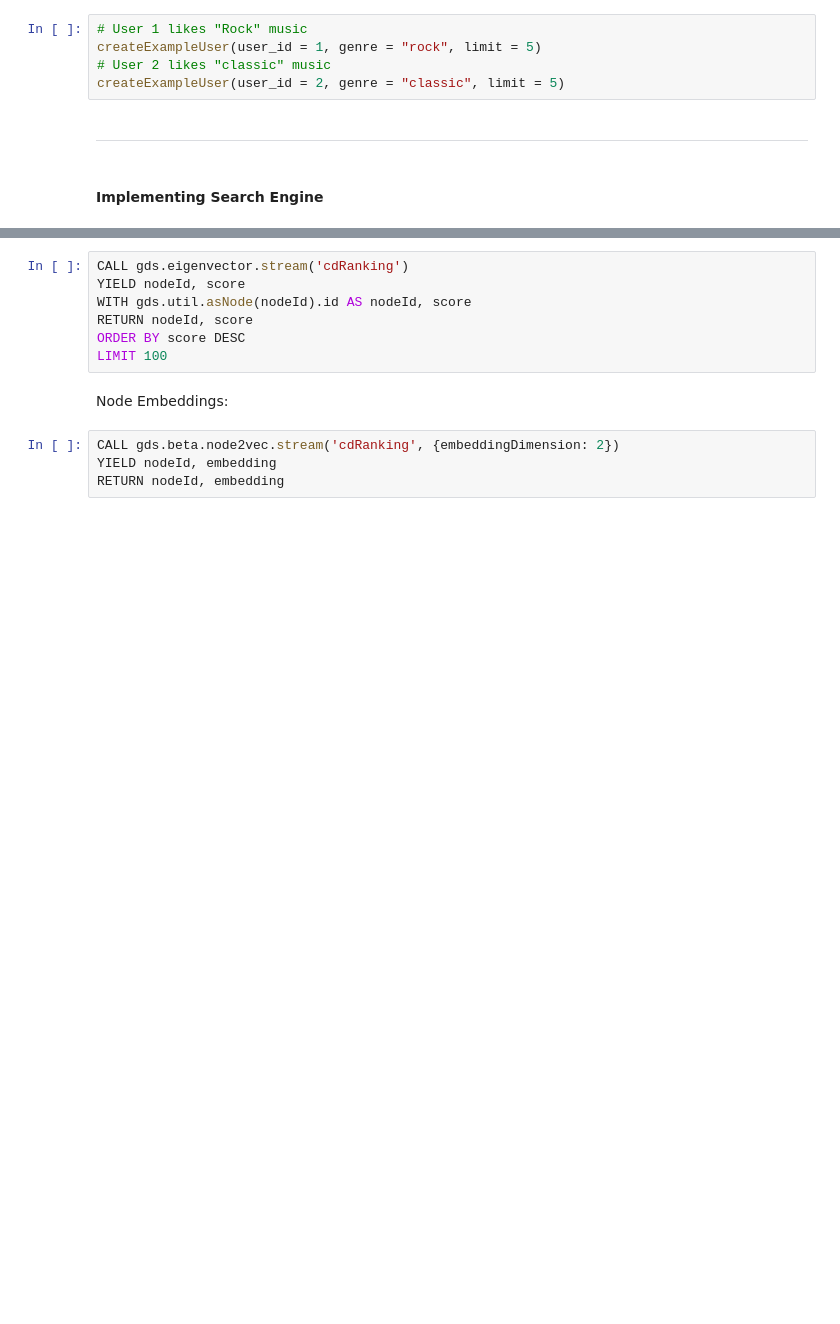
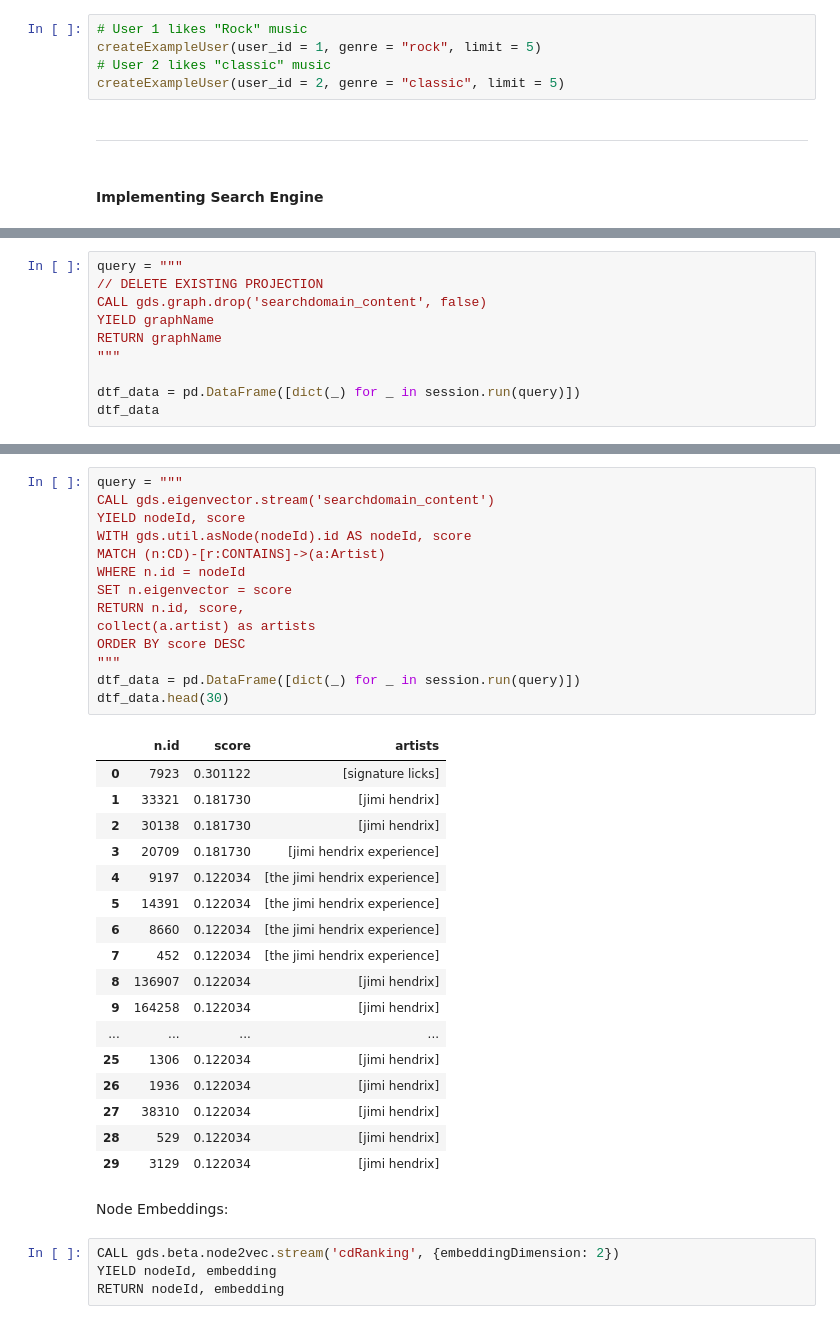
Before and after one commit to julianschelb/gdma-project, a Jupyter notebook: 04_Searching_and_Ranking.ipynb, the cells around one changed output, grey strips where cells are left out. Cells and saved outputs as stored; diff of their text form; blank space fills up the shorter version.

```diff
--- a/04_Searching_and_Ranking.ipynb
+++ b/04_Searching_and_Ranking.ipynb
@@ -312,0 +318,10 @@ YIELD
+# %%
+query = """
+// DELETE EXISTING PROJECTION
+CALL gds.graph.drop('searchdomain_content', false)
+YIELD graphName
+RETURN graphName
+"""
+
+dtf_data = pd.DataFrame([dict(_) for _ in session.run(query)])
+dtf_data
@@ -313,10 +382,35 @@ YIELD
 # %%
-CALL gds.eigenvector.stream('cdRanking')
+query = """
+CALL gds.eigenvector.stream('searchdomain_content')
 YIELD nodeId, score
 WITH gds.util.asNode(nodeId).id AS nodeId, score
-RETURN nodeId, score
+MATCH (n:CD)-[r:CONTAINS]->(a:Artist)
+WHERE n.id = nodeId
+SET n.eigenvector = score
+RETURN n.id, score,
+collect(a.artist) as artists
 ORDER BY score DESC
-LIMIT 100
+"""
+dtf_data = pd.DataFrame([dict(_) for _ in session.run(query)])
+dtf_data.head(30)
+# %% [output]
+|  | n.id | score | artists |
+| 0 | 7923 | 0.301122 | [signature licks] |
+| 1 | 33321 | 0.181730 | [jimi hendrix] |
+| 2 | 30138 | 0.181730 | [jimi hendrix] |
+| 3 | 20709 | 0.181730 | [jimi hendrix experience] |
+| 4 | 9197 | 0.122034 | [the jimi hendrix experience] |
+| 5 | 14391 | 0.122034 | [the jimi hendrix experience] |
+| 6 | 8660 | 0.122034 | [the jimi hendrix experience] |
+| 7 | 452 | 0.122034 | [the jimi hendrix experience] |
+| 8 | 136907 | 0.122034 | [jimi hendrix] |
+| 9 | 164258 | 0.122034 | [jimi hendrix] |
+| ... | ... | ... | ... |
+| 25 | 1306 | 0.122034 | [jimi hendrix] |
+| 26 | 1936 | 0.122034 | [jimi hendrix] |
+| 27 | 38310 | 0.122034 | [jimi hendrix] |
+| 28 | 529 | 0.122034 | [jimi hendrix] |
+| 29 | 3129 | 0.122034 | [jimi hendrix] |
 # %% [markdown]
 Node Embeddings:
 # %%
```
Also changed, not shown: parts of 19 cells of this notebook.
